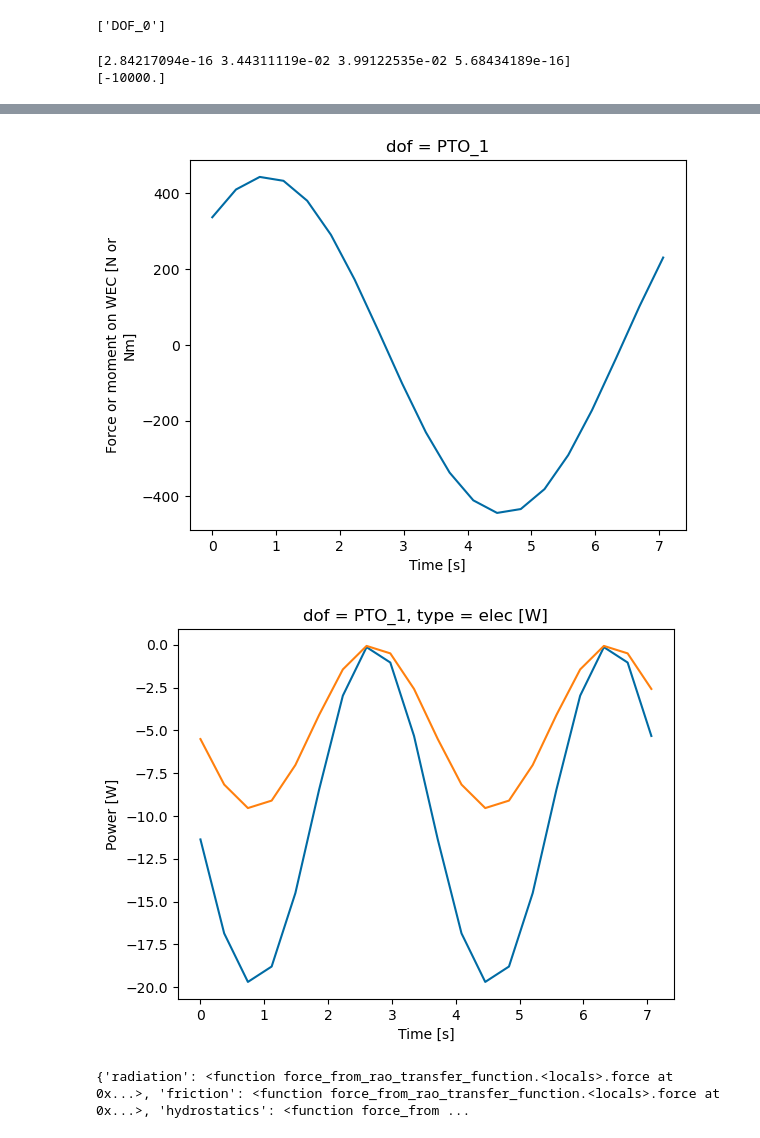
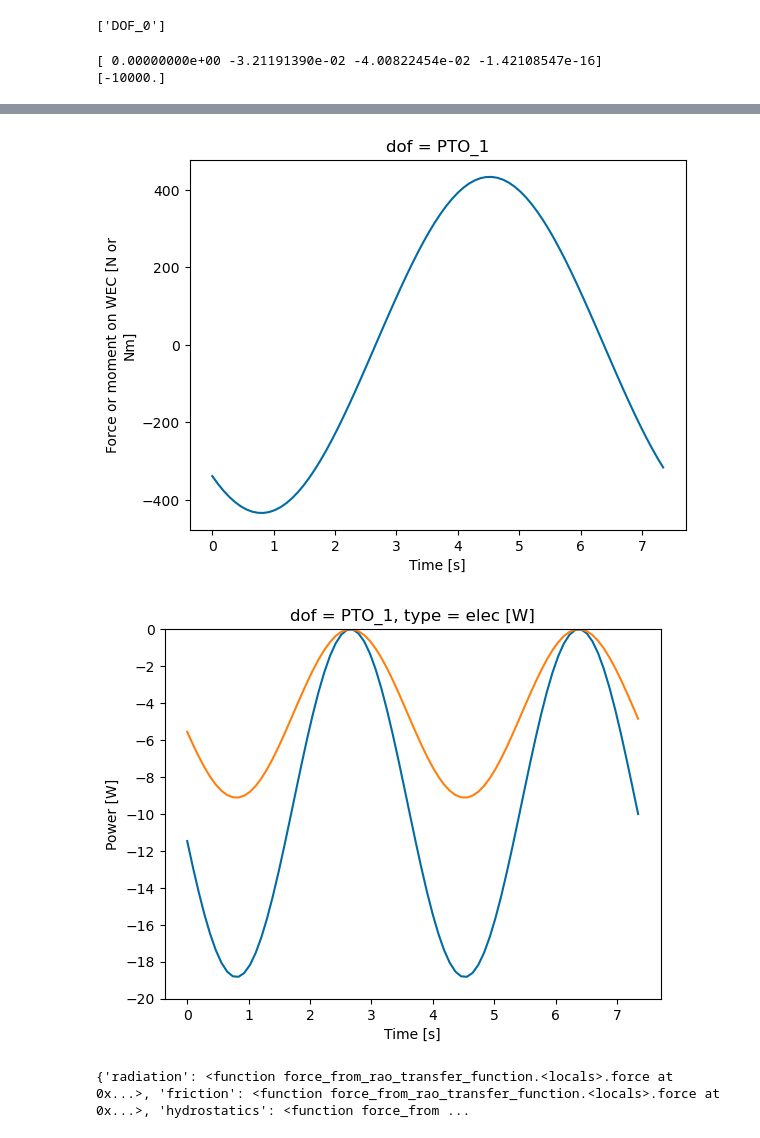
Before and after one commit to jtgrasb/WecOptTool, a Jupyter notebook: examples/attenuatorParallelAxis1Bod.ipynb, the cells around one changed output, grey strips where cells are left out. Cells and saved outputs as stored; diff of their text form; code cells hidden in the pictures.

```diff
--- a/examples/attenuatorParallelAxis1Bod.ipynb
+++ b/examples/attenuatorParallelAxis1Bod.ipynb
@@ -77,8 +77,8 @@ for nBod in range(numBodies):
         rect[nBod].add_rotation_dof(name="Pitch")
         #rect[nBod].add_translation_dof(name="Surge")
 
-        rect[nBod].inertia_matrix = rect[nBod].compute_rigid_body_inertia()
-        rect[nBod].hydrostatic_stiffness = rect[nBod].immersed_part().compute_hydrostatic_stiffness()
+        rect[nBod].inertia_matrix = rect[nBod].compute_rigid_body_inertia(rho=1025)
+        rect[nBod].hydrostatic_stiffness = rect[nBod].immersed_part().compute_hydrostatic_stiffness(rho=1025)
 
         #print(rect[nBod].inertia_matrix)
         #print(rect[nBod].hydrostatic_stiffness)
@@ -92,6 +92,9 @@ all_bodies.show_matplotlib()
 ndof = all_bodies.nb_dofs
 
 #all_bodies.show()
+
+#print(all_bodies.hydrostatic_stiffness)
+#print(all_bodies.inertia_matrix)
 # %% [output]
 INFO:capytaine.io.meshio:Stored 2766 triangle faces as quadrilaterals
 0.0
@@ -284,8 +284,8 @@ coeff_dict['Bf'] = hydro_data['friction'].sel(influenced_dof='rect0__Heave',radi
 #coeff_dict['B'][0] = 9760.48065797
 #coeff_dict['B'][1] = 35601.06961661
 
-coeff_dict['FK'] = hydro_data['Froude_Krylov_force'].sel(influenced_dof='rect0__Heave')*bodyDist/2 + hydro_data['Froude_Krylov_force'].sel(influenced_dof=['rect0__Pitch']) # since we're adding the heave force into pitch here, I think the force in heave is 0
-coeff_dict['diff'] = hydro_data['diffraction_force'].sel(influenced_dof='rect0__Heave')*bodyDist/2 + hydro_data['diffraction_force'].sel(influenced_dof=['rect0__Pitch'])
+coeff_dict['FK'] = -hydro_data['Froude_Krylov_force'].sel(influenced_dof='rect0__Heave')*bodyDist/2 + hydro_data['Froude_Krylov_force'].sel(influenced_dof=['rect0__Pitch']) # since we're adding the heave force into pitch here, I think the force in heave is 0
+coeff_dict['diff'] = -hydro_data['diffraction_force'].sel(influenced_dof='rect0__Heave')*bodyDist/2 + hydro_data['diffraction_force'].sel(influenced_dof=['rect0__Pitch'])
 
 def add_dof(coeff, dof_name):
     coeff = coeff.assign_coords(influenced_dof = dof_name)
@@ -488,7 +501,7 @@ x_wec, x_opt = wec.decompose_state(results[0].x)
 print(x_wec)
 print(x_opt)
 
-nsubsteps = 5
+nsubsteps = 20
 pto_fdom, pto_tdom = pto.post_process(wec, results, waves, nsubsteps=nsubsteps)
 wec_fdom, wec_tdom = wec.post_process(wec, results, waves, nsubsteps=nsubsteps)
 
@@ -518,6 +531,8 @@ pto_tdom[0]['force'].plot()
 plt.figure()
 pto_tdom[0]['power'].loc['mech',:,:].plot()
 pto_tdom[0]['power'].loc['elec',:,:].plot()
+plt.ylim([-20, 0])
+plt.yticks(np.linspace(-20,0,11))
 # %% [output]
-[2.84217094e-16 3.44311119e-02 3.99122535e-02 5.68434189e-16]
+[ 0.00000000e+00 -3.21191390e-02 -4.00822454e-02 -1.42108547e-16]
 [-10000.]
@@ -530,5 +561,5 @@ pto_tdom[0]['power'].loc['elec',:,:].plot()
-[figure, old version]
+[figure, new version]
-[figure, old version]
+[figure, new version]
 # %%
 # check residual
 resid_dof = 0
```
Also changed, not shown: parts of 11 cells of this notebook, 26 other files.
